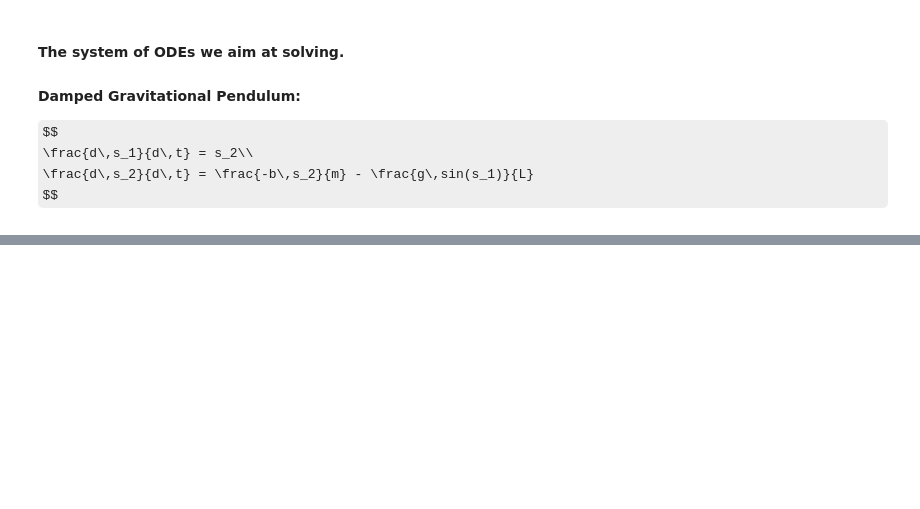
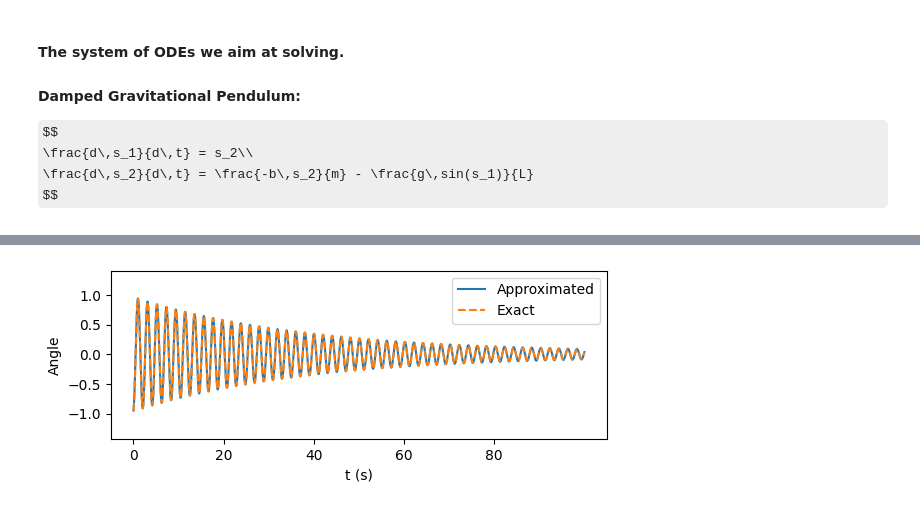
Before and after one commit to IBM/simulai, a Jupyter notebook: examples/DeepONet/Pendulum/notebooks/timeint_DeepONet_pendulum_pinn.ipynb, the cells around one changed output, grey strips where cells are left out. Saved outputs shown, nothing was run; the diff lists cells and outputs as text; code cells hidden in the pictures; some formulas as TeX source; blank space fills up the shorter version.

Commit message:
DeepONet evaluation on notebook and example model

```diff
--- a/examples/DeepONet/Pendulum/notebooks/timeint_DeepONet_pendulum_pinn.ipynb
+++ b/examples/DeepONet/Pendulum/notebooks/timeint_DeepONet_pendulum_pinn.ipynb
@@ -30,2 +29,0 @@ N = int(5e4)
-# %%
-initial_state_test = np.array([1, 1])
@@ -53,3 +36,0 @@ trunk_input_train = np.tile(U_t[:, None], (N, 1))
-# %%
-branch_input_test = np.tile(initial_state_test[None, :], (Q, 1))
-trunk_input_test = np.sort(U_t[:, None], axis=0)
@@ -229,17 +90,12 @@ class Pendulum:
 # %%
 Q = 1000
-N = int(100)
+N = 100
 dt = 1 / Q
 
 t = np.arange(0, 100, dt)
 
 initial_state_0 = np.array([1, 1])
 
-s_intv = np.stack([[-2, -2], [2, 2]], axis=0)
+s_intv = np.stack([[-1, -1], [1, 1]], axis=0)
 U_s = np.random.uniform(low=s_intv[0], high=s_intv[1], size=(N, 2))
 U_s = np.vstack([U_s, np.array([[1, 1]])])
-
-solver = Pendulum(rho=9.81, m=1, b=0.05)
-
-saver = SPFile(compact=False)
-pendulum_net = saver.read(model_path=save_path)
@@ -245,0 +108,3 @@ pendulum_net = saver.read(model_path=save_path)
+# %%
+saver = SPFile(compact=False)
+pendulum_net = saver.read(model_path=os.path.join(save_path, model_name))
@@ -246,68 +165,41 @@ pendulum_net = saver.read(model_path=save_path)
 # %%
-for j in range(N + 1):
+for j in range(N+1):
 
-    exact_data = solver.run(U_s[j], t)
+    if j % 10 == 0:
 
-    initial_state_test = U_s[j]
+        print("\n")
+        print(f"Case {j}:")
+        print(f"State {j}, {U_s[j]}.")
+        print(f"Approximation errors, s1: {s1_errors[j]} %, s2: {s2_errors[j]} ")
+        print("\n")
 
-    n_outputs = 2
-    n_times = 100
+        ax1 = plt.subplot(211)
 
-    branch_input_test = np.tile(initial_state_test[None, :], (Q, 1))
-    trunk_input_test = np.linspace(0, 1, Q)[:, None]
-
-    approximated_data = rober_net.eval(
-        trunk_data=trunk_input_test, branch_data=branch_input_test
-    )
-    data_ = torch.from_numpy(branch_input_test.astype("float32")).to("cuda")
-    # print(rober_net.branch_network.gate(input_data=data_).cpu().detach().numpy())
-
-    eval_list = list()
-
-    for i in range(0, n_times):
-        branch_input_test = np.tile(initial_state_test[None, :], (Q, 1))
-
-        approximated_data = rober_net.eval(
-            trunk_data=trunk_input_test, branch_data=branch_input_test
-        )
-        initial_state_test = approximated_data[-1]
-
-        eval_list.append(approximated_data)
-
-    evaluation = np.vstack(eval_list)
-    time = np.linspace(0, n_times, evaluation.shape[0])
-
-    l2_norm = L2Norm()
-
-    error_s1 = 100 * l2_norm(
-        data=evaluation[:, 0], reference_data=exact_data[:, 0], relative_norm=True
-    )
-    error_s2 = 100 * l2_norm(
-        data=evaluation[:, 1], reference_data=exact_data[:, 1], relative_norm=True
-    )
-
-    print(f"State {j}, {U_s[j]}.")
-    print(f"Approximation errors, s1: {error_s1} %, s2: {error_s2} ")
-
-    if j % 1 == 0:
-        plt.plot(time, evaluation[:, 0], label="Approximated")
-        plt.plot(time, exact_data[:, 0], label="Exact", ls="--")
+        ax1.plot(time, approximated_solutions[j][:, 0], label="Approximated")
+        ax1.plot(time, exact_solutions[j][:, 0], label="Exact", ls="--")
         plt.xlabel("t (s)")
         plt.ylabel("Angle")
 
         plt.xticks(np.arange(0, 100, 20))
         plt.legend()
-        plt.ylim(1.5 * exact_data[:, 0].min(), 1.5 * exact_data[:, 0].max())
+        plt.ylim(1.5 * exact_solutions[j][:, 0].min(), 1.5 * exact_solutions[j][:, 0].max())
         plt.savefig(f"{model_name}_s1_time_int_{j}.png")
+
+        plt.show()
         plt.close()
 
-        plt.plot(time, evaluation[:, 1], label="Approximated")
-        plt.plot(time, exact_data[:, 1], label="Exact", ls="--")
+        ax2 = plt.subplot(212)
+
+        ax2.plot(time, approximated_solutions[j][:, 1], label="Approximated")
+        ax2.plot(time, exact_solutions[j][:, 1], label="Exact", ls="--")
         plt.xlabel("t (s)")
         plt.ylabel("Angular Speed")
 
         plt.xticks(np.arange(0, 100, 20))
         plt.legend()
-        plt.ylim(1.5 * exact_data[:, 1].min(), 1.5 * exact_data[:, 1].max())
+        plt.ylim(1.5 * exact_solutions[j][:, 1].min(), 1.5 * exact_solutions[j][:, 1].max())
         plt.savefig(f"{model_name}_s2_time_int_{j}.png")
+
+        plt.show()
         plt.close()
+# %% [output]
@@ -313,0 +209 @@ for j in range(N + 1):
+[figure, added]
```
Also changed, not shown: parts of 37 cells of this notebook, 1 other file.
